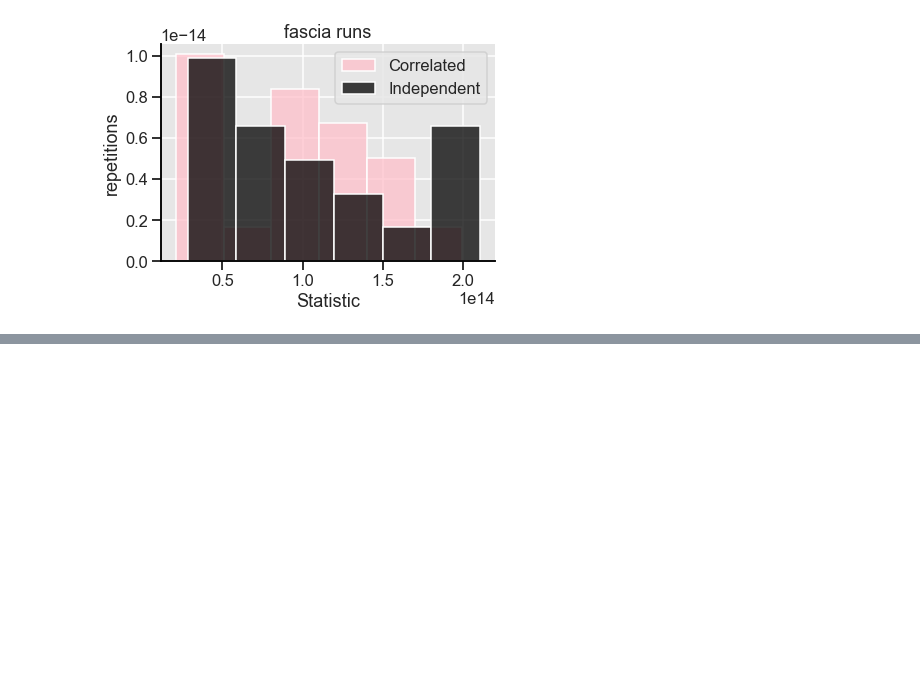
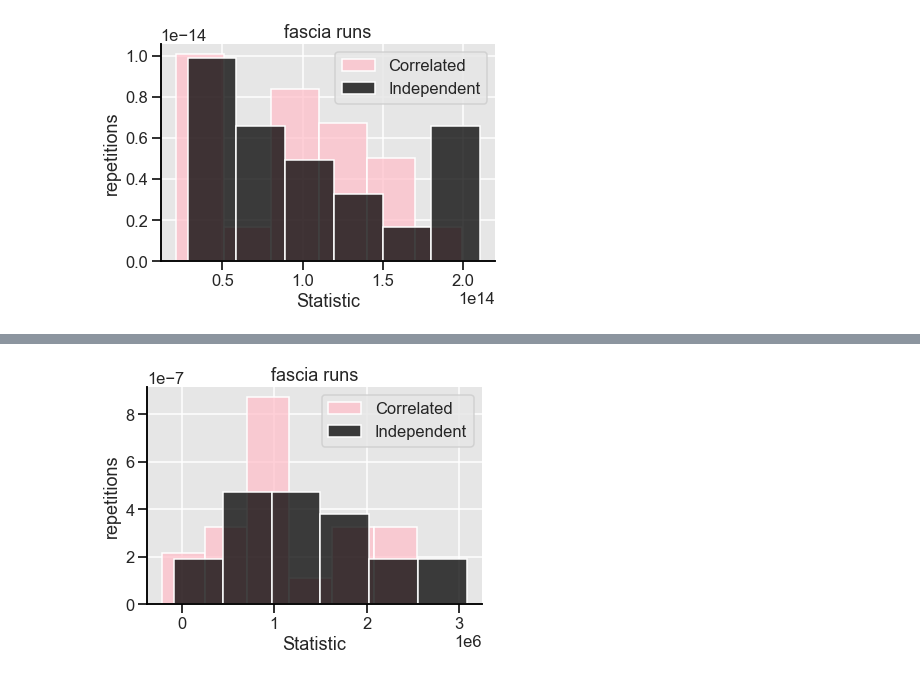
Before and after one commit to louishu17/tree_color_coding_task, a Jupyter notebook: Jupyter Vizualizations/fascia_viz.ipynb, the cells around one changed output, grey strips where cells are left out. Cells and saved outputs as stored; diff of their text form; code cells hidden in the pictures; blank space fills up the shorter version.

```diff
--- a/Jupyter Vizualizations/fascia_viz.ipynb
+++ b/Jupyter Vizualizations/fascia_viz.ipynb
@@ -201,0 +216,14 @@ sns.despine(right = True, top=True)
+# %%
+# K=7 p = 0.01
+curve = True
+list1 = [2.255387e+06, 5.926120e+03, 1.003185e+06, 1.832775e+06, 2.476404e+05, 8.612755e+05, 5.312120e+05, 2.540306e+06, 1.726982e+06, 4.401410e+05, 9.850933e+05, 1.189992e+06, 1.106189e+06, 2.298570e+06, 1.686975e+06, 8.452629e+05, 9.229307e+05, 7.743521e+05, -2.125638e+05, 1.081433e+06]
+list2 = [1.194061e+06, 2.042968e+06, 1.243210e+06, 1.076174e+06, 1.538165e+06, 8.489135e+05, -8.128914e+04, 1.625458e+06, 1.083790e+06, 5.307100e+05, 5.232488e+05, 3.079316e+06, 1.313527e+06, 1.957674e+06, 3.740099e+05, 2.786045e+06, 2.191609e+06, 1.499911e+06, 9.289754e+05, 9.576632e+05]
+
+sns.histplot(list1, color='pink', label='Correlated', stat = "density")
+sns.histplot(list2, color='black', label="Independent", stat = "density").set(xlabel = 'Statistic', ylabel = 'repetitions', title = 'fascia runs')
+plt.legend()
+sns.set_style("darkgrid", {'ytick.left' : True, 'xtick.bottom': True, 'axes.spines.left': True, 'grid.color': '1', 'axes.edgecolor': '0', 'axes.spines.right': False, "axes.facecolor": ".9"})
+sns.set_context("talk")
+sns.despine(right = True, top=True)
+# %% [output]
+[figure, added]
```
Also changed, not shown: parts of 2 cells of this notebook.
